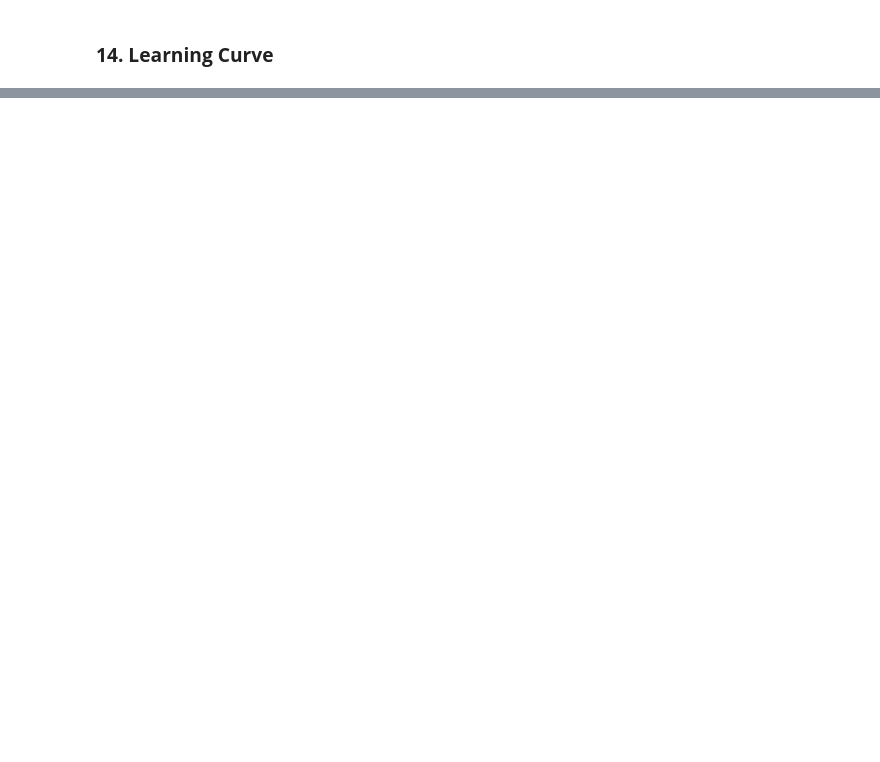
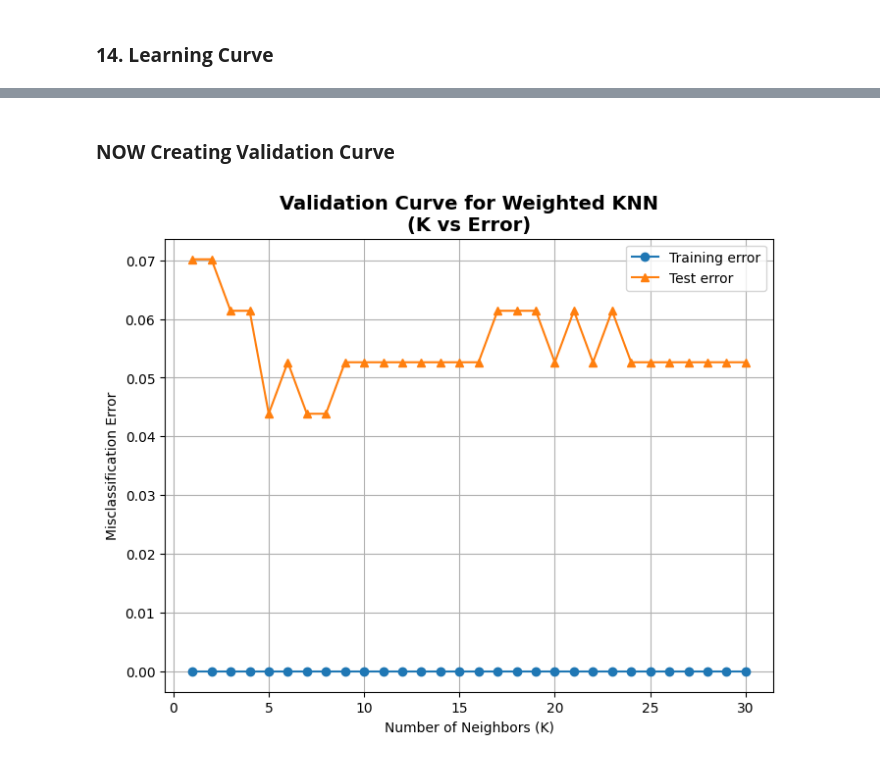
Before and after one commit to Akash123-cyber/ML-Journey, a Jupyter notebook: 17.3_Weighted_KNN.ipynb, the cells around one changed output, grey strips where cells are left out. Drawn from its saved outputs; the diff is of its cells as text; code cells hidden in the pictures; blank space fills up the shorter version.

```diff
--- a/17.3_Weighted_KNN.ipynb
+++ b/17.3_Weighted_KNN.ipynb
@@ -822,0 +886,43 @@ plt.show()
+# %% [markdown]
+### **NOW Creating Validation Curve**
+# %%
+k_values = range(1,31)
+
+train_errors = []
+test_errors = []
+
+for k in k_values:
+    pipeline = Pipeline(
+        [
+            ('scaler',StandardScaler()),
+            ('knn', KNeighborsClassifier(
+                n_neighbors= k,
+                weights= 'distance',
+                metric = 'minkowski',
+                p = 2,
+            ))
+        ]
+    )
+
+    pipeline.fit(x_train, y_train)
+
+    y_train_pred = pipeline.predict(x_train)
+    y_test_pred = pipeline.predict(x_test)
+
+    train_errors.append(1 - accuracy_score(y_train, y_train_pred))
+    test_errors.append(1 - accuracy_score(y_test, y_test_pred))
+# %%
+# now the actual plot
+
+plt.figure(figsize = (8,6))
+plt.plot(k_values, train_errors, marker='o', label= 'Training error')
+plt.plot(k_values, test_errors, marker = '^', label = "Test error")
+
+plt.xlabel("Number of Neighbors (K)")
+plt.ylabel("Misclassification Error")
+plt.title("Validation Curve for Weighted KNN\n(K vs Error)", fontweight = 'bold', fontsize = 14)
+plt.legend()
+plt.grid(True)
+plt.show()
+# %% [output]
+[figure, added]
```
Also changed, not shown: parts of 10 cells of this notebook.
